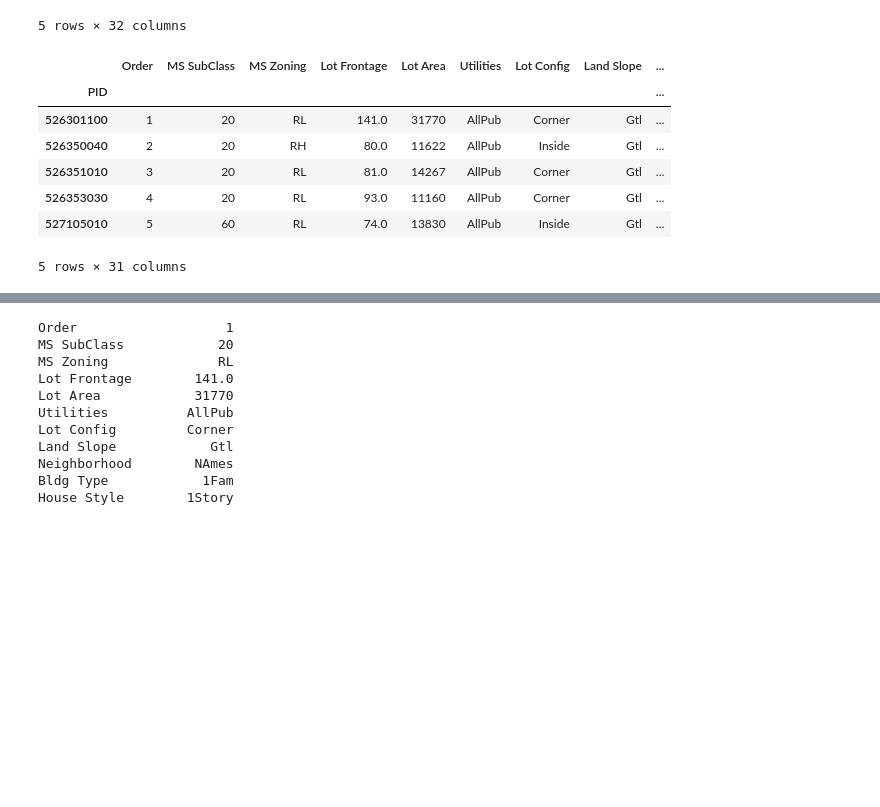
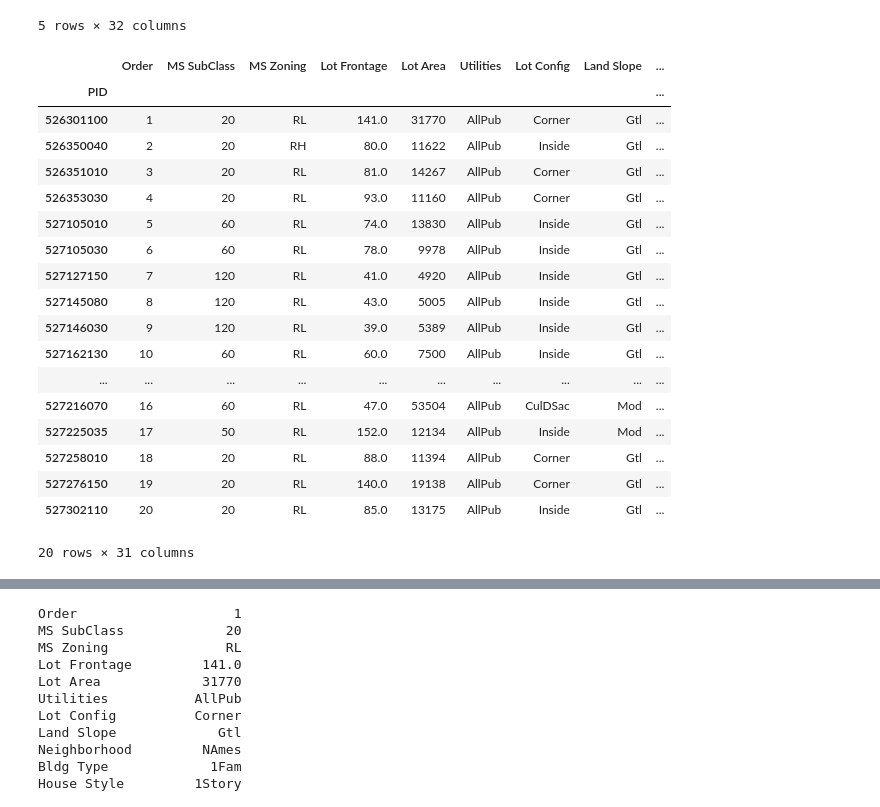
Before and after one commit to aaron-evans-cruz/Python-Portfolio-Projects, a Jupyter notebook: Python-Basic-Data-Cleaning.ipynb, the cells around one changed output, grey strips where cells are left out. Drawn from its saved outputs; the diff is of its cells as text; code cells hidden in the pictures; blank space fills up the shorter version.

```diff
--- a/Python-Basic-Data-Cleaning.ipynb
+++ b/Python-Basic-Data-Cleaning.ipynb
@@ -18,6 +18,9 @@ df.head()
 | 3 | 4 | 526353030 | 20 | RL | 93.0 | 11160 | Pave | NaN | Reg | ... |
 | 4 | 5 | 527105010 | 60 | RL | 74.0 | 13830 | Pave | NaN | IR1 | ... |
 5 rows × 82 columns
+# %%
+# Remove duplicate rows (if any)
+df = df.drop_duplicates()
 # %%
 # Remove unnecessary Columns
 
@@ -53,13 +56,25 @@ df.head()
 # No duplicate values or properties so not worried about removing duplicate rows from the data.
 df = df.set_index('PID')
 # %%
-df.head()
+# Increase the number of rows .head() displays (5 by default) so can get better representation of the data.
+df.head(20)
 # %% [output]
 |  | Order | MS SubClass | MS Zoning | Lot Frontage | Lot Area | Utilities | Lot Config | Land Slope | ... |
 | PID |  |  |  |  |  |  |  |  | ... |
 | 526301100 | 1 | 20 | RL | 141.0 | 31770 | AllPub | Corner | Gtl | ... |
 | 526350040 | 2 | 20 | RH | 80.0 | 11622 | AllPub | Inside | Gtl | ... |
 | 526351010 | 3 | 20 | RL | 81.0 | 14267 | AllPub | Corner | Gtl | ... |
 | 526353030 | 4 | 20 | RL | 93.0 | 11160 | AllPub | Corner | Gtl | ... |
 | 527105010 | 5 | 60 | RL | 74.0 | 13830 | AllPub | Inside | Gtl | ... |
+| 527105030 | 6 | 60 | RL | 78.0 | 9978 | AllPub | Inside | Gtl | ... |
+| 527127150 | 7 | 120 | RL | 41.0 | 4920 | AllPub | Inside | Gtl | ... |
+| 527145080 | 8 | 120 | RL | 43.0 | 5005 | AllPub | Inside | Gtl | ... |
+| 527146030 | 9 | 120 | RL | 39.0 | 5389 | AllPub | Inside | Gtl | ... |
+| 527162130 | 10 | 60 | RL | 60.0 | 7500 | AllPub | Inside | Gtl | ... |
+| ... | ... | ... | ... | ... | ... | ... | ... | ... | ... |
+| 527216070 | 16 | 60 | RL | 47.0 | 53504 | AllPub | CulDSac | Mod | ... |
+| 527225035 | 17 | 50 | RL | 152.0 | 12134 | AllPub | Inside | Mod | ... |
+| 527258010 | 18 | 20 | RL | 88.0 | 11394 | AllPub | Corner | Gtl | ... |
+| 527276150 | 19 | 20 | RL | 140.0 | 19138 | AllPub | Corner | Gtl | ... |
+| 527302110 | 20 | 20 | RL | 85.0 | 13175 | AllPub | Inside | Gtl | ... |
-5 rows × 31 columns
+20 rows × 31 columns
```
Also changed, not shown: parts of 5 cells of this notebook.
